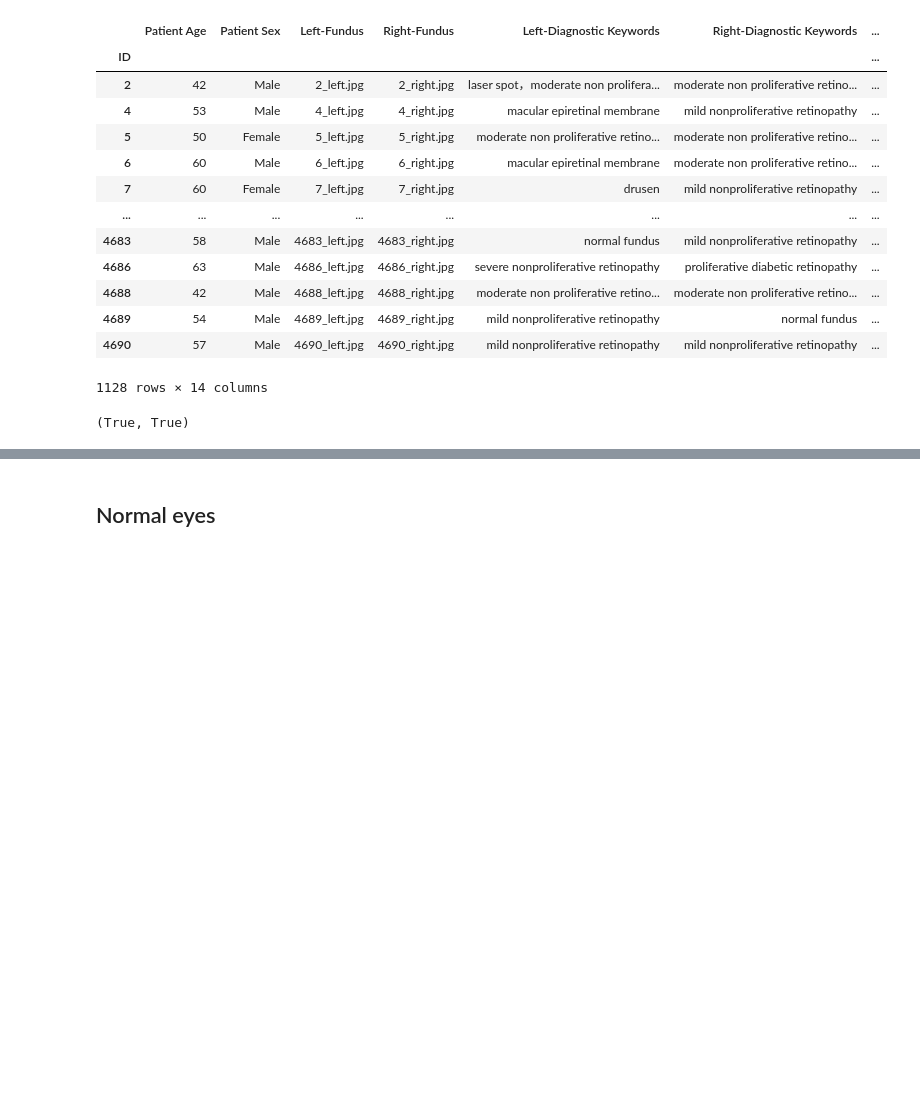
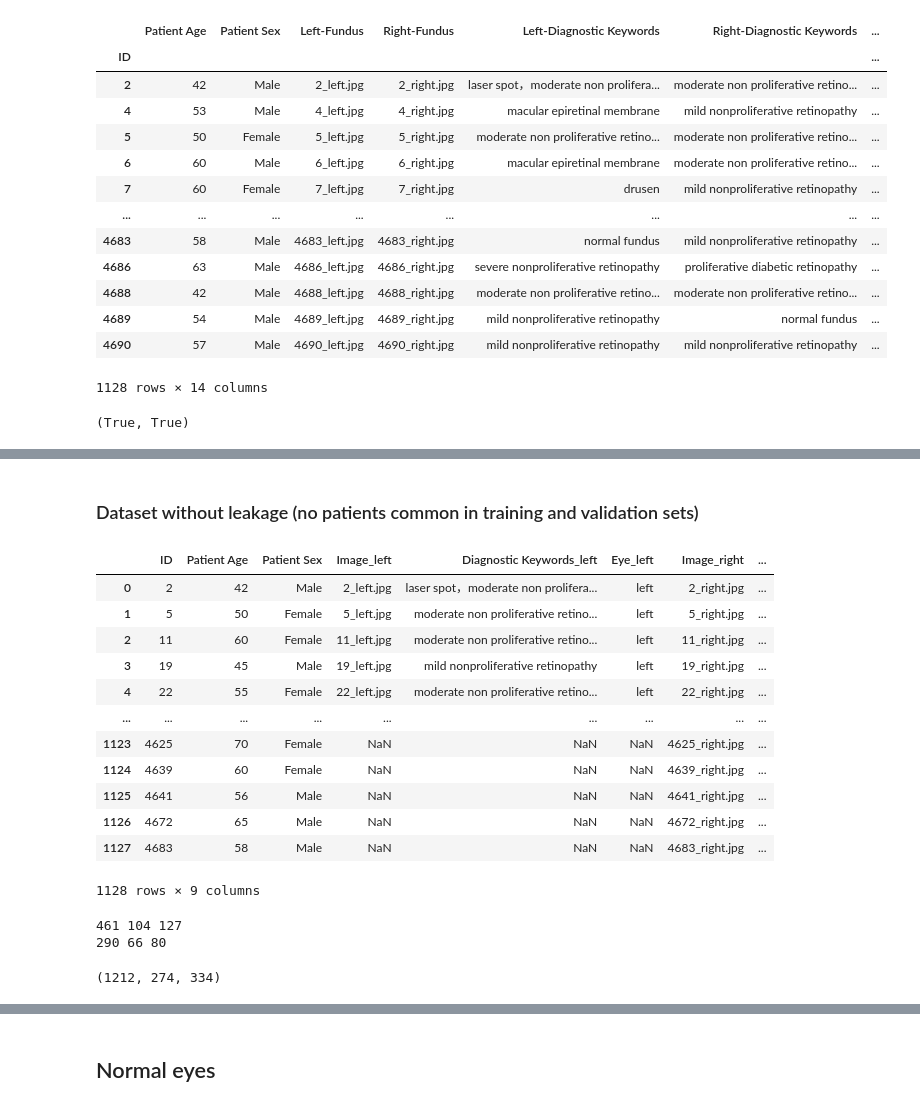
Before and after one commit to madhava20217/Ocular-Disease-Multiclass-Identification-ODIR19-, a Jupyter notebook: Preprocessing.ipynb, the cells around one changed output, grey strips where cells are left out. Drawn from its saved outputs; the diff is of its cells as text; code cells hidden in the pictures; blank space fills up the shorter version.

```diff
--- a/Preprocessing.ipynb
+++ b/Preprocessing.ipynb
@@ -114,0 +148,19 @@ diabetes
+# %% [markdown]
+### Dataset without leakage (no patients common in training and validation sets)
+# %%
+diabetes_patient = pd.merge(left_diabetes,right_diabetes, on = ['ID', 'Patient Age', 'Patient Sex'], how = 'outer', suffixes = ['_left', '_right'])
+diabetes_patient
+# %% [output]
+|  | ID | Patient Age | Patient Sex | Image_left | Diagnostic Keywords_left | Eye_left | Image_right | ... |
+| 0 | 2 | 42 | Male | 2_left.jpg | laser spot，moderate non prolifera... | left | 2_right.jpg | ... |
+| 1 | 5 | 50 | Female | 5_left.jpg | moderate non proliferative retino... | left | 5_right.jpg | ... |
+| 2 | 11 | 60 | Female | 11_left.jpg | moderate non proliferative retino... | left | 11_right.jpg | ... |
+| 3 | 19 | 45 | Male | 19_left.jpg | mild nonproliferative retinopathy | left | 19_right.jpg | ... |
+| 4 | 22 | 55 | Female | 22_left.jpg | moderate non proliferative retino... | left | 22_right.jpg | ... |
+| ... | ... | ... | ... | ... | ... | ... | ... | ... |
+| 1123 | 4625 | 70 | Female | NaN | NaN | NaN | 4625_right.jpg | ... |
+| 1124 | 4639 | 60 | Female | NaN | NaN | NaN | 4639_right.jpg | ... |
+| 1125 | 4641 | 56 | Male | NaN | NaN | NaN | 4641_right.jpg | ... |
+| 1126 | 4672 | 65 | Male | NaN | NaN | NaN | 4672_right.jpg | ... |
+| 1127 | 4683 | 58 | Male | NaN | NaN | NaN | 4683_right.jpg | ... |
+1128 rows × 9 columns
@@ -114,0 +180,6 @@ diabetes
+# %%
+print(len(diabetes_train_both), len(diabetes_test_both), len(diabetes_val_both))
+print(len(diabetes_train_one), len(diabetes_test_one), len(diabetes_val_one))
+# %% [output]
+461 104 127
+290 66 80
@@ -114,0 +191,10 @@ diabetes
+# %%
+# adding labels to the diabetes dataframe
+
+train_ind = diabetes[diabetes['ID'].isin(train_ids)].index
+test_ind = diabetes[diabetes['ID'].isin(test_ids)].index
+val_ind  = diabetes[diabetes['ID'].isin(val_ids)].index
+
+train_ind.__len__(), len(test_ind), len(val_ind)
+# %% [output]
+(1212, 274, 334)
```
Also changed, not shown: parts of 18 cells of this notebook, 8 other files.
